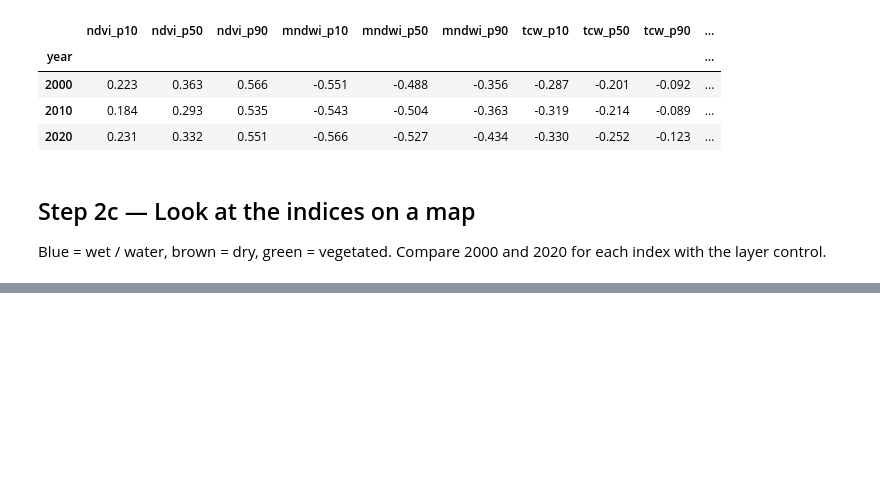
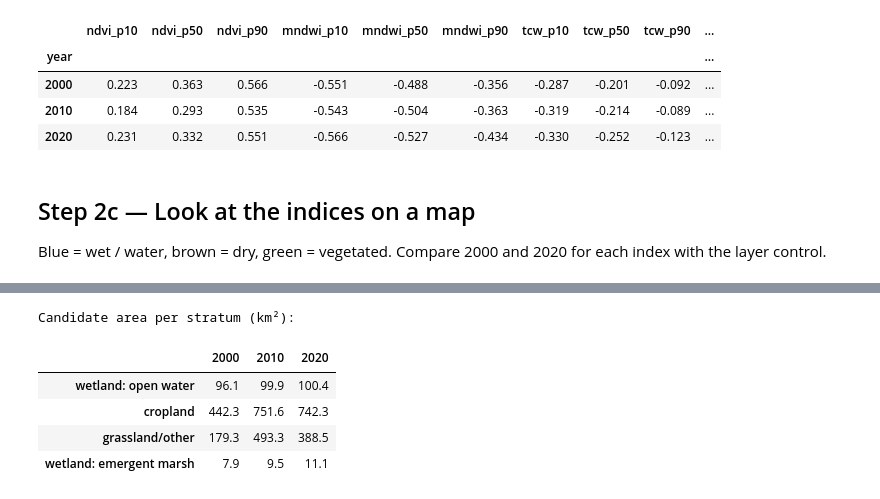
Before and after one commit to liammartin3/agriculture-wetland-loss, a Jupyter notebook: wetland_loss.ipynb, the cells around one changed output, grey strips where cells are left out. Cells and saved outputs as stored; diff of their text form; code cells hidden in the pictures; blank space fills up the shorter version.

```diff
--- a/wetland_loss.ipynb
+++ b/wetland_loss.ipynb
@@ -275,0 +395,68 @@ m2
+# %%
+# NWI as 0/1 rasters (Pf polygons have wet_type "Other", so they're excluded from both wetland strata)
+nwi_any = ee.Image(0).byte().paint(nwi, 1)
+nwi_open = ee.Image(0).byte().paint(nwi.filter(ee.Filter.inList("wet_type", ["Lake", "Freshwater Pond"])), 1)
+nwi_emergent = ee.Image(0).byte().paint(nwi.filter(ee.Filter.eq("wet_type", "Freshwater Emergent Wetland")), 1)
+
+# Final classes the models will learn
+CLASS_NAMES = {0: "wetland/water", 1: "cropland", 2: "grassland/other"}
+# One colour per class, used in every map and chart (blue, orange, aqua: checked to stay
+# distinguishable for the common types of colour blindness)
+CLASS_PALETTE = ["2a78d6", "eb6834", "1baf7a"]
+# Sampling strata: two wetland sub-groups that both become class 0
+STRATUM_NAMES = {0: "wetland: open water", 1: "cropland", 2: "grassland/other", 3: "wetland: emergent marsh"}
+STRATUM_TO_CLASS = [0, 1, 2, 0]
+
+
+def pure(mask):
+    """Keep a pixel only if its whole 3x3 neighbourhood is in the mask (computed on the 30 m CDL grid)."""
+    return mask.reproject(cdl_proj).focalMin(radius=1, kernelType="square", units="pixels")
+
+
+def smoothed_cdl(year):
+    """CDL crop codes after a 3x3 majority filter, which removes isolated 'speckle' pixels."""
+    return cdl_cropland(year).reproject(cdl_proj).focalMode(radius=1, kernelType="square", units="pixels")
+
+
+def label_strata(year):
+    """One-band image of training strata (0-3) for a snapshot, using smoothed CDL for year-1..year+1 and NWI."""
+    crops = ee.ImageCollection([smoothed_cdl(y) for y in (year - 1, year, year + 1)])
+    cultivated = crops.map(is_cultivated)
+    cropped = crops.map(lambda im: is_cultivated(im).And(im.neq(61)))  # cultivated, but fallow doesn't count
+
+    always_cultivated = cultivated.min()       # 1 only if cultivated every year
+    never_cultivated = cultivated.max().Not()  # 1 only if cultivated in no year
+    never_cropped = cropped.max().Not()        # 1 only if never cropped (fallow/idle allowed)
+    ever_fallow = crops.map(lambda im: im.eq(61)).max()
+    ever_water_wetland = crops.map(
+        lambda im: im.remap(WATER_WETLAND_CODES, [1] * len(WATER_WETLAND_CODES), 0)).max()
+
+    open_water = pure(nwi_open.And(never_cropped))
+    emergent = pure(nwi_emergent.And(never_cropped))
+    cropland = pure(always_cultivated.And(ever_fallow.Not()).And(nwi_any.Not()))
+    grass = pure(never_cultivated.And(ever_water_wetland.Not()).And(nwi_any.Not()))
+
+    return (
+        ee.Image(0).where(cropland, 1).where(grass, 2).where(emergent, 3)
+        .updateMask(open_water.Or(cropland).Or(grass).Or(emergent))
+        .rename("stratum").reproject(cdl_proj).clip(aoi)
+    )
+
+
+strata = {year: label_strata(year) for year in SNAPSHOTS}
+
+# How much candidate area does each stratum have in each snapshot? (km², 30 m pixels = 900 m²)
+candidates = {}
+for year, img in strata.items():
+    h = img.reduceRegion(ee.Reducer.frequencyHistogram(), aoi, crs=cdl_proj, scale=30,
+                         maxPixels=1e10).get("stratum").getInfo()
+    candidates[year] = {STRATUM_NAMES[int(k)]: v * 900 / 1e6 for k, v in h.items()}
+print("Candidate area per stratum (km²):")
+pd.DataFrame(candidates).loc[list(STRATUM_NAMES.values())].round(1)
+# %% [output]
+Candidate area per stratum (km²):
+|  | 2000 | 2010 | 2020 |
+| wetland: open water | 96.1 | 99.9 | 100.4 |
+| cropland | 442.3 | 751.6 | 742.3 |
+| grassland/other | 179.3 | 493.3 | 388.5 |
+| wetland: emergent marsh | 7.9 | 9.5 | 11.1 |
```
Also changed, not shown: parts of 8 cells of this notebook, 5 other files.
